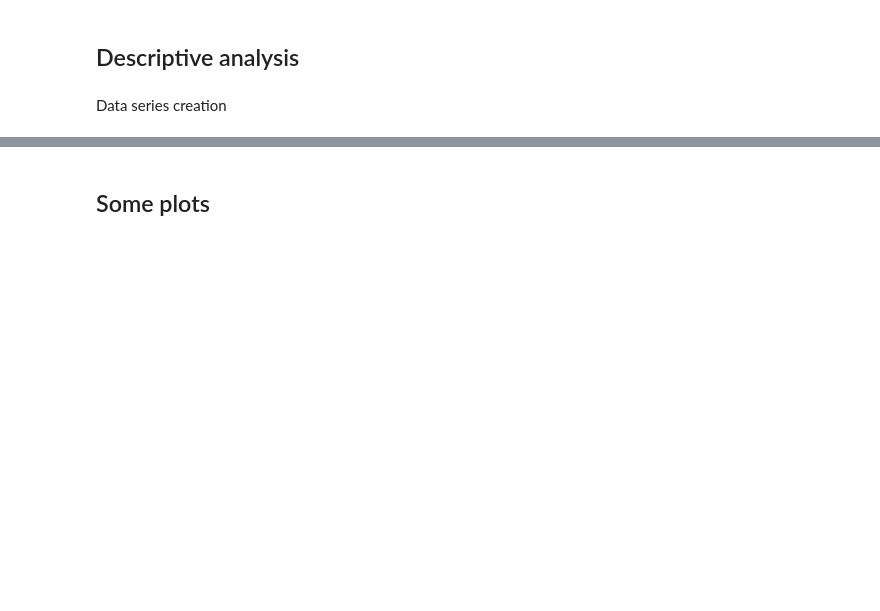
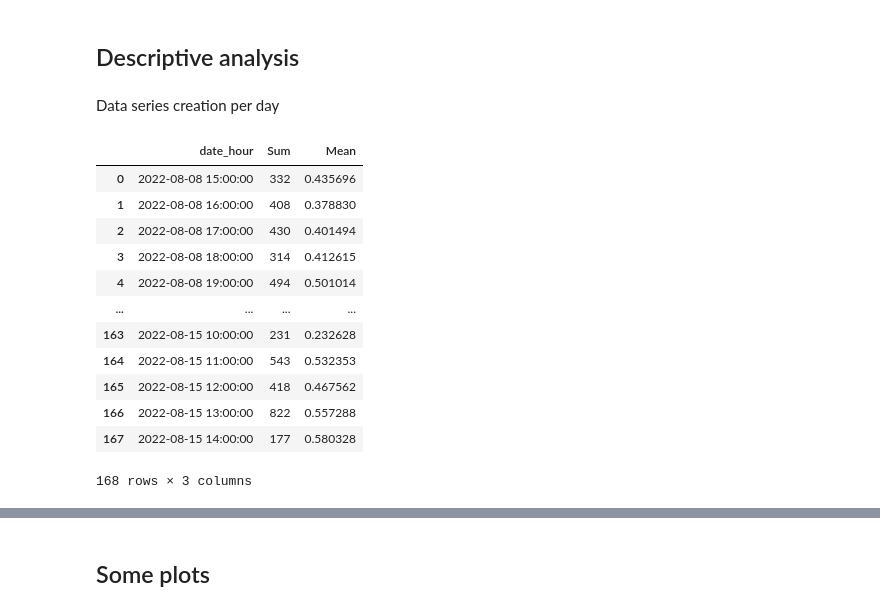
Before and after one commit to andersbnt/Group-22-ISDS2022, a Jupyter notebook: exam/Twitter_API_Cleaning.ipynb, the cells around one changed output, grey strips where cells are left out. Cells and saved outputs as stored; diff of their text form; code cells hidden in the pictures; blank space fills up the shorter version.

```diff
--- a/exam/Twitter_API_Cleaning.ipynb
+++ b/exam/Twitter_API_Cleaning.ipynb
@@ -139,5 +139,5 @@ clean_df.to_csv('twitter_API_data_sentiment.csv')
 # %% [markdown]
 ## Descriptive analysis
 # %% [markdown]
-Data series creation
+Data series creation per day
 # %%
@@ -152,0 +160,16 @@ mean_sentiment_per_day = clean_df['numerical'].groupby(clean_df['date']).mean()
+# %%
+sentiment_per_hour
+# %% [output]
+|  | date_hour | Sum | Mean |
+| 0 | 2022-08-08 15:00:00 | 332 | 0.435696 |
+| 1 | 2022-08-08 16:00:00 | 408 | 0.378830 |
+| 2 | 2022-08-08 17:00:00 | 430 | 0.401494 |
+| 3 | 2022-08-08 18:00:00 | 314 | 0.412615 |
+| 4 | 2022-08-08 19:00:00 | 494 | 0.501014 |
+| ... | ... | ... | ... |
+| 163 | 2022-08-15 10:00:00 | 231 | 0.232628 |
+| 164 | 2022-08-15 11:00:00 | 543 | 0.532353 |
+| 165 | 2022-08-15 12:00:00 | 418 | 0.467562 |
+| 166 | 2022-08-15 13:00:00 | 822 | 0.557288 |
+| 167 | 2022-08-15 14:00:00 | 177 | 0.580328 |
+168 rows × 3 columns
```
Also changed, not shown: parts of 6 cells of this notebook, 14 other files.
